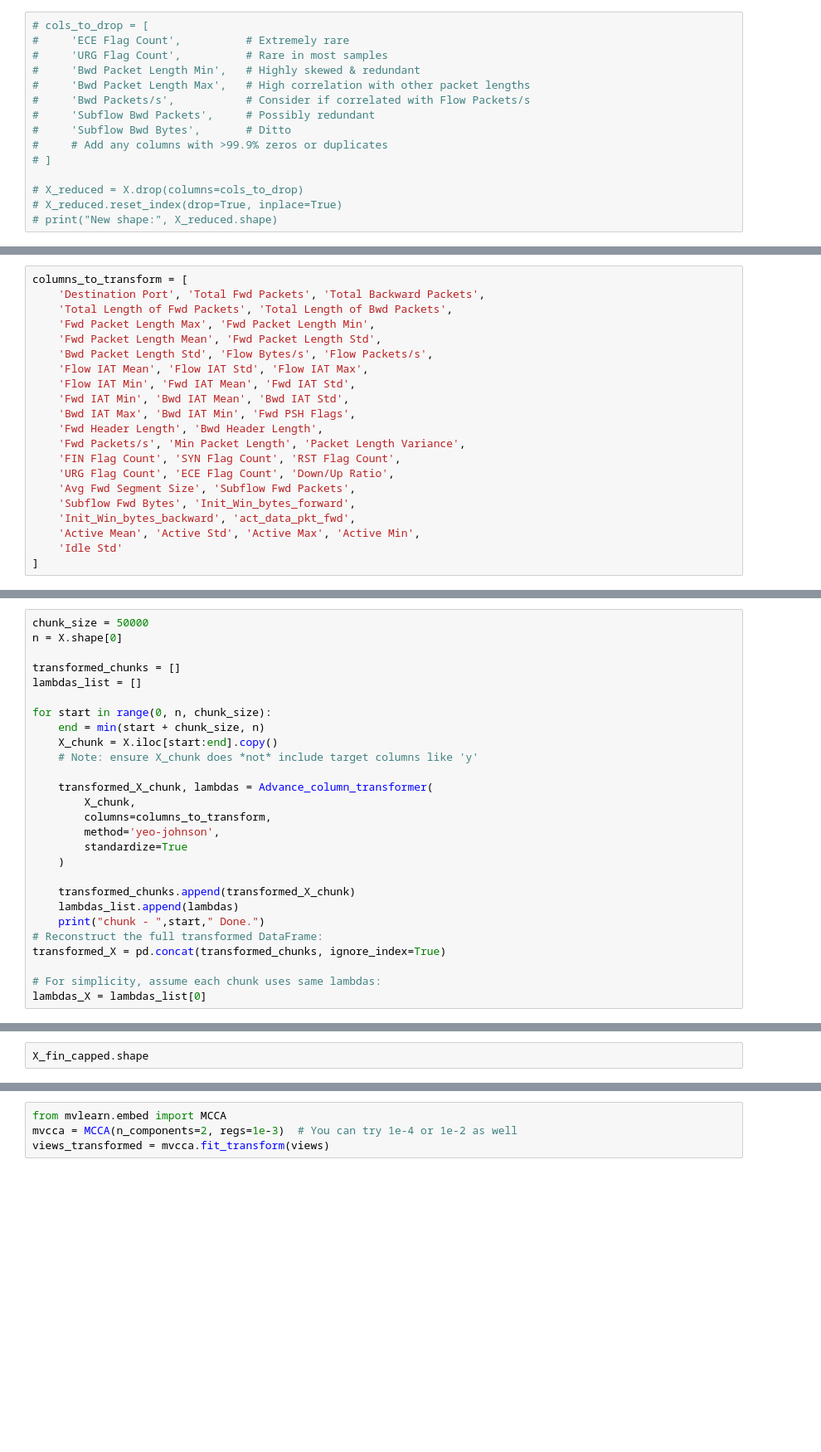
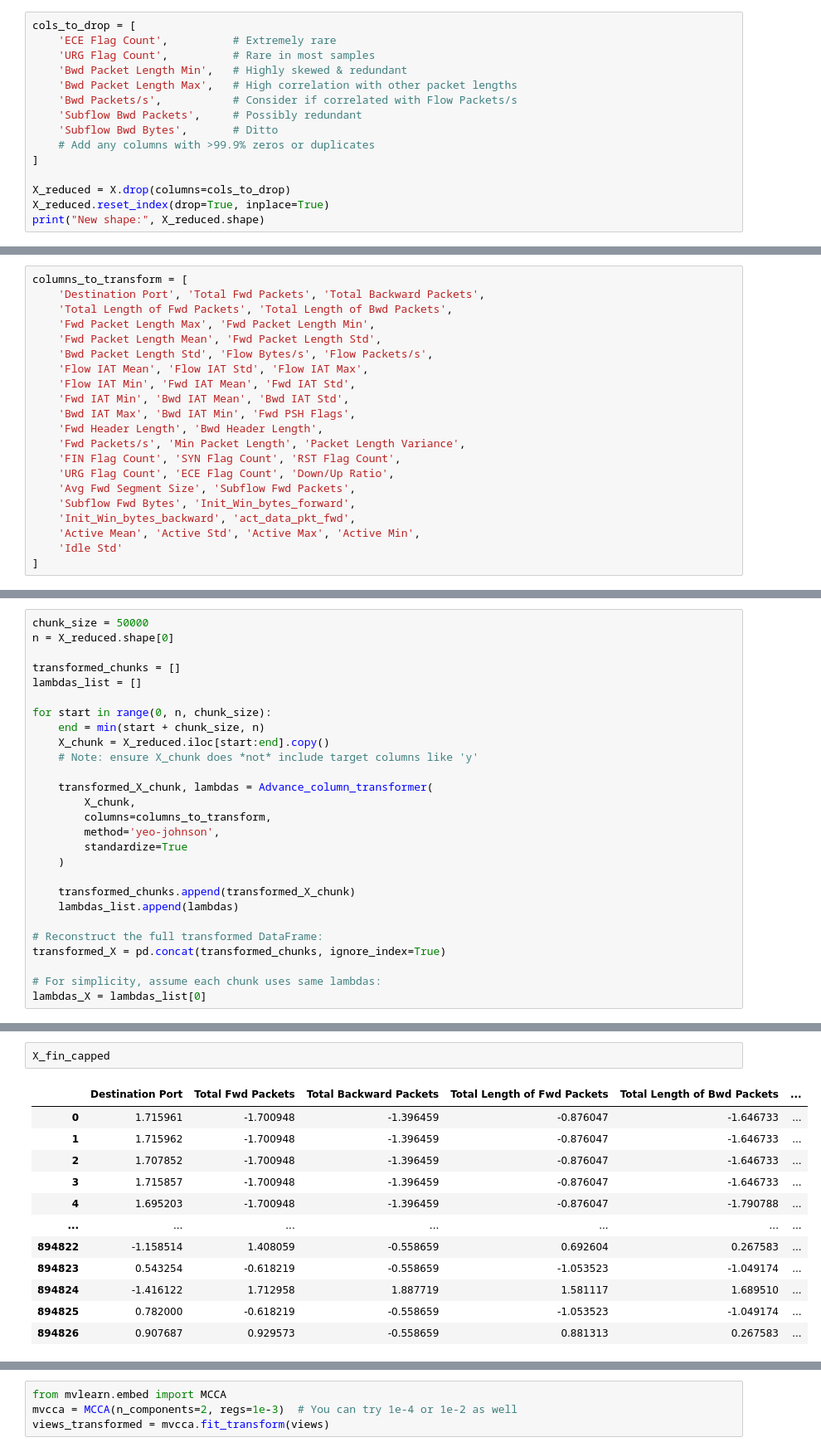
Before and after one commit to A3x-parvez/Minor_project, a Jupyter notebook: CIC-IDS-2017_combined_all_column_CNN+LSTM.ipynb, the cells around one changed output, grey strips where cells are left out. Shown: that part at 83% size. Saved outputs shown, nothing was run; the diff lists cells and outputs as text; blank space fills up the shorter version.

```diff
--- a/CIC-IDS-2017_combined_all_column_CNN+LSTM.ipynb
+++ b/CIC-IDS-2017_combined_all_column_CNN+LSTM.ipynb
@@ -321,17 +321,17 @@ print("Label Mapping:", label_mapping)
 # %% [output]
 Label Mapping: {'BENIGN': 0, 'DoS/DDoS': 1, 'Other': 2, 'PortScan': 3, 'Web Attack': 4}
 # %%
-# cols_to_drop = [
-#     'ECE Flag Count',          # Extremely rare
-#     'URG Flag Count',          # Rare in most samples
-#     'Bwd Packet Length Min',   # Highly skewed & redundant
-#     'Bwd Packet Length Max',   # High correlation with other packet lengths
-#     'Bwd Packets/s',           # Consider if correlated with Flow Packets/s
-#     'Subflow Bwd Packets',     # Possibly redundant
-#     'Subflow Bwd Bytes',       # Ditto
-#     # Add any columns with >99.9% zeros or duplicates
-# ]
+cols_to_drop = [
+    'ECE Flag Count',          # Extremely rare
+    'URG Flag Count',          # Rare in most samples
+    'Bwd Packet Length Min',   # Highly skewed & redundant
+    'Bwd Packet Length Max',   # High correlation with other packet lengths
+    'Bwd Packets/s',           # Consider if correlated with Flow Packets/s
+    'Subflow Bwd Packets',     # Possibly redundant
+    'Subflow Bwd Bytes',       # Ditto
+    # Add any columns with >99.9% zeros or duplicates
+]
 
-# X_reduced = X.drop(columns=cols_to_drop)
-# X_reduced.reset_index(drop=True, inplace=True)
-# print("New shape:", X_reduced.shape)
+X_reduced = X.drop(columns=cols_to_drop)
+X_reduced.reset_index(drop=True, inplace=True)
+print("New shape:", X_reduced.shape)
@@ -425,13 +423,13 @@ X.shape
 # %%
 chunk_size = 50000
-n = X.shape[0]
+n = X_reduced.shape[0]
 
 transformed_chunks = []
 lambdas_list = []
 
 for start in range(0, n, chunk_size):
     end = min(start + chunk_size, n)
-    X_chunk = X.iloc[start:end].copy()
+    X_chunk = X_reduced.iloc[start:end].copy()
     # Note: ensure X_chunk does *not* include target columns like 'y'
 
     transformed_X_chunk, lambdas = Advance_column_transformer(
@@ -443,7 +441,7 @@ for start in range(0, n, chunk_size):
 
     transformed_chunks.append(transformed_X_chunk)
     lambdas_list.append(lambdas)
-    print("chunk - ",start," Done.")
+
 # Reconstruct the full transformed DataFrame:
 transformed_X = pd.concat(transformed_chunks, ignore_index=True)
 
@@ -546,3 +507,15 @@ chunk -  850000  Done.
 # %%
-X_fin_capped.shape
+X_fin_capped
 # %% [output]
+|  | Destination Port | Total Fwd Packets | Total Backward Packets | Total Length of Fwd Packets | Total Length of Bwd Packets | ... |
+| 0 | 1.715961 | -1.700948 | -1.396459 | -0.876047 | -1.646733 | ... |
+| 1 | 1.715962 | -1.700948 | -1.396459 | -0.876047 | -1.646733 | ... |
+| 2 | 1.707852 | -1.700948 | -1.396459 | -0.876047 | -1.646733 | ... |
+| 3 | 1.715857 | -1.700948 | -1.396459 | -0.876047 | -1.646733 | ... |
+| 4 | 1.695203 | -1.700948 | -1.396459 | -0.876047 | -1.790788 | ... |
+| ... | ... | ... | ... | ... | ... | ... |
+| 894822 | -1.158514 | 1.408059 | -0.558659 | 0.692604 | 0.267583 | ... |
+| 894823 | 0.543254 | -0.618219 | -0.558659 | -1.053523 | -1.049174 | ... |
+| 894824 | -1.416122 | 1.712958 | 1.887719 | 1.581117 | 1.689510 | ... |
+| 894825 | 0.782000 | -0.618219 | -0.558659 | -1.053523 | -1.049174 | ... |
+| 894826 | 0.907687 | 0.929573 | -0.558659 | 0.881313 | 0.267583 | ... |
```
Also changed, not shown: parts of 24 cells of this notebook, 9 other files.
